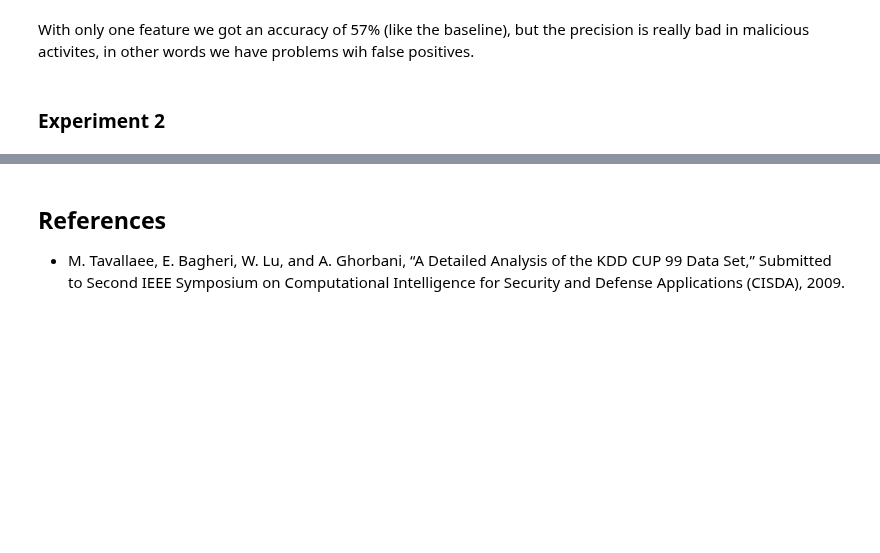
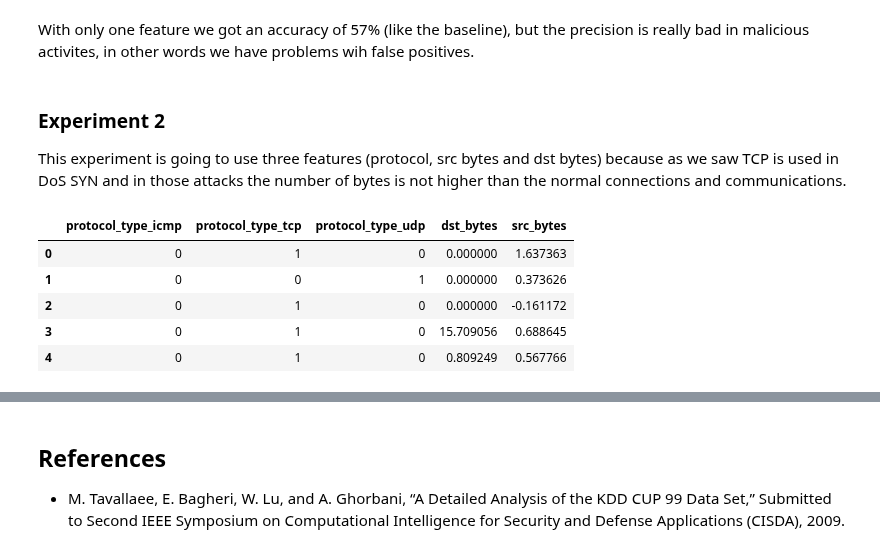
Before and after one commit to vinalyan/Data-Science, a Jupyter notebook: Challenges/NSL-KDD/nls-kdd analysis.ipynb, the cells around one changed output, grey strips where cells are left out. Cells and saved outputs as stored; diff of their text form; code cells hidden in the pictures; blank space fills up the shorter version.

```diff
--- a/Challenges/NSL-KDD/nls-kdd analysis.ipynb
+++ b/Challenges/NSL-KDD/nls-kdd analysis.ipynb
@@ -437,3 +469,12 @@ Definitely, both src and dst bytes are concentrated in zero with other values th
+# %%
+scaler = preprocessing.RobustScaler()
+columns = ['dst_bytes', 'src_bytes']
+# the next line makes the scaler
+scaler = preprocessing.StandardScaler()
+scaler.fit(clean_set.loc[:,columns])
+scaledData = scaler.fit_transform(clean_set.loc[:,columns])
+dst_sere = pd.Series(scaledData[:,0], name="dst_bytes")
+src_sere = pd.Series(scaledData[:,1], name="src_bytes")
 # %%
 clean_set = pd.get_dummies(clean_set, columns=['protocol_type'], dummy_na=False).copy()
 # %% [markdown]
@@ -500,8 +542,21 @@ naive_bayes
 weighted avg       0.92      0.58      0.68     25124
 # %% [markdown]
 With only one feature we got an accuracy of 57% (like the baseline), but the precision is really bad in malicious activites, in other words we have problems wih false positives.
-# %% [markdown]
-### Experiment 2
+# %% [markdown]
+### Experiment 2
+
+This experiment is going to use three features (protocol, src bytes and dst bytes) because as we saw TCP is used in DoS SYN and in those attacks the number of bytes is not higher than the normal connections and communications.
+# %%
+df_ex2 = clean_set.iloc[:,43:46].copy()
+df_ex2 = df_ex2.assign(dst_bytes = dst_sere.values).assign(src_bytes=src_sere.values).copy()
+df_ex2.head()
+# %% [output]
+|  | protocol_type_icmp | protocol_type_tcp | protocol_type_udp | dst_bytes | src_bytes |
+| 0 | 0 | 1 | 0 | 0.000000 | 1.637363 |
+| 1 | 0 | 0 | 1 | 0.000000 | 0.373626 |
+| 2 | 0 | 1 | 0 | 0.000000 | -0.161172 |
+| 3 | 0 | 1 | 0 | 15.709056 | 0.688645 |
+| 4 | 0 | 1 | 0 | 0.809249 | 0.567766 |
 # %%
 np.random.seed(128)
 # I will use a hold-out due the proportion around 50% for the dependend variable
```
Also changed, not shown: parts of 30 cells of this notebook, 1 other file.
